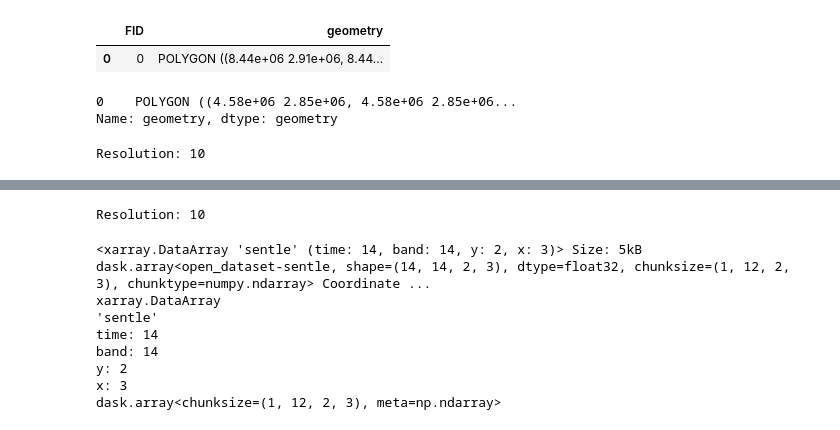
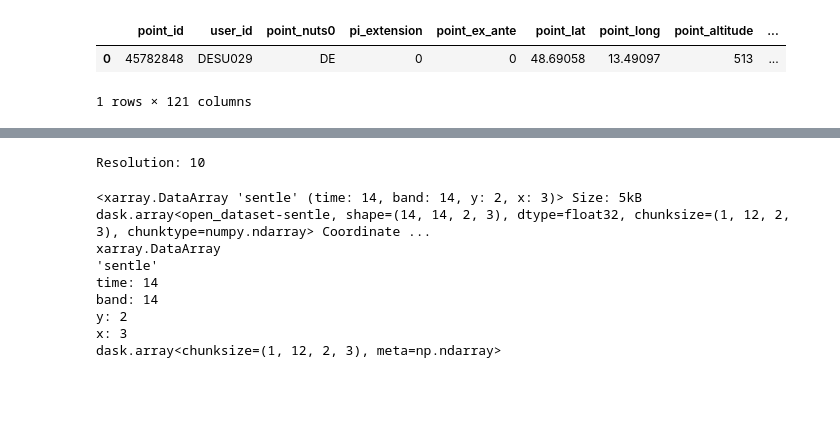
Before and after one commit to Leipzig-LandAtmInt/EO4BK-WP1-P1, a Jupyter notebook: test.ipynb, the cells around one changed output, grey strips where cells are left out. Drawn from its saved outputs; the diff is of its cells as text; code cells hidden in the pictures; blank space fills up the shorter version.

```diff
--- a/test.ipynb
+++ b/test.ipynb
@@ -181,15 +12,16 @@ Requirement already satisfied: numpy<2.3,>=1.22.4 in /net/home/dschierbaum/.cond
 # %%
 env_path = Path('/net/projects/EO4BK/WP1/P1-EO4BK/scripts/EO4BK-WP1-P1/.env')
 load_dotenv(dotenv_path=env_path)
 # Set resolution of the grid that  i want to load
 res = 10
-# Path to grid_file
-grid_path = f"{os.getenv('EQUI7_GRID')}/grid_equi7_{res}_512.shp"
+# Path to LUCAS Copernicus file
+lcs_poly_path = f"{os.getenv('LUCAS_CPN_POLY')}/l2022_survey_cop_radpoly_attr.gpkg"
+lcs_cpns_poly_data = gpd.read_file(lcs_poly_path)
 output_zarr_path = f"{os.getenv('MINICUBES_PATH')}/0_{res}_512_20152024_equi7_NA.zarr"
-intersected_gdf_equi7 = gpd.read_file(grid_path)
-polygon = intersected_gdf_equi7[0:1]
+polygon = lcs_cpns_poly_data[0:1]
 # polygon
 polygon
 # %% [output]
-|  | FID | geometry |
-| 0 | 0 | POLYGON ((8.44e+06 2.91e+06, 8.44... |
+|  | point_id | user_id | point_nuts0 | pi_extension | point_ex_ante | point_lat | point_long | point_altitude | ... |
+| 0 | 45782848 | DESU029 | DE | 0 | 0 | 48.69058 | 13.49097 | 513 | ... |
+1 rows × 121 columns
@@ -200,40 +28,3 @@ data = gpd.read_file(lcs_poly_path)
-# %%
-polygon = data.geometry[0:1]
-polygon
-# %% [output]
-0    POLYGON ((4.58e+06 2.85e+06, 4.58e+06 2.85e+06...
-Name: geometry, dtype: geometry
-# %%
-bounds = data[0:1].geometry.iloc[0].bounds
-bound_left = int(bounds[0])
-bound_bottom = int(bounds[1])
-bound_right = int(bounds[2])
-bound_top = int(bounds[3])
-equi7_crs = data.crs
-print(f"Resolution: {res}")
-
-da = sentle.process(
-    target_crs=equi7_crs,
-    bound_left=bound_left,
-    bound_bottom=bound_bottom,
-    bound_right=bound_right,
-    bound_top=bound_top,
-    datetime="2024-05-01/2024-07-31",
-    target_resolution=20,
-    S2_mask_snow=True,
-    S2_cloud_classification=True,
-    S2_cloud_classification_device="cuda",
-    S1_assets=["vv", "vh"],
-    S2_apply_snow_mask=True,
-    S2_apply_cloud_mask=True,
-    time_composite_freq="7d",
-    # NOTE clemens: this can be set to 40
-    num_workers=7,
-)
-
-sentle.save_as_zarr(da, path=output_zarr_path)
-# %% [output]
-Resolution: 10
 # %%
 # Set CUDA environment
 os.environ["CUDA_VISIBLE_DEVICES"] = "2"
```
Also changed, not shown: parts of 5 cells of this notebook.
